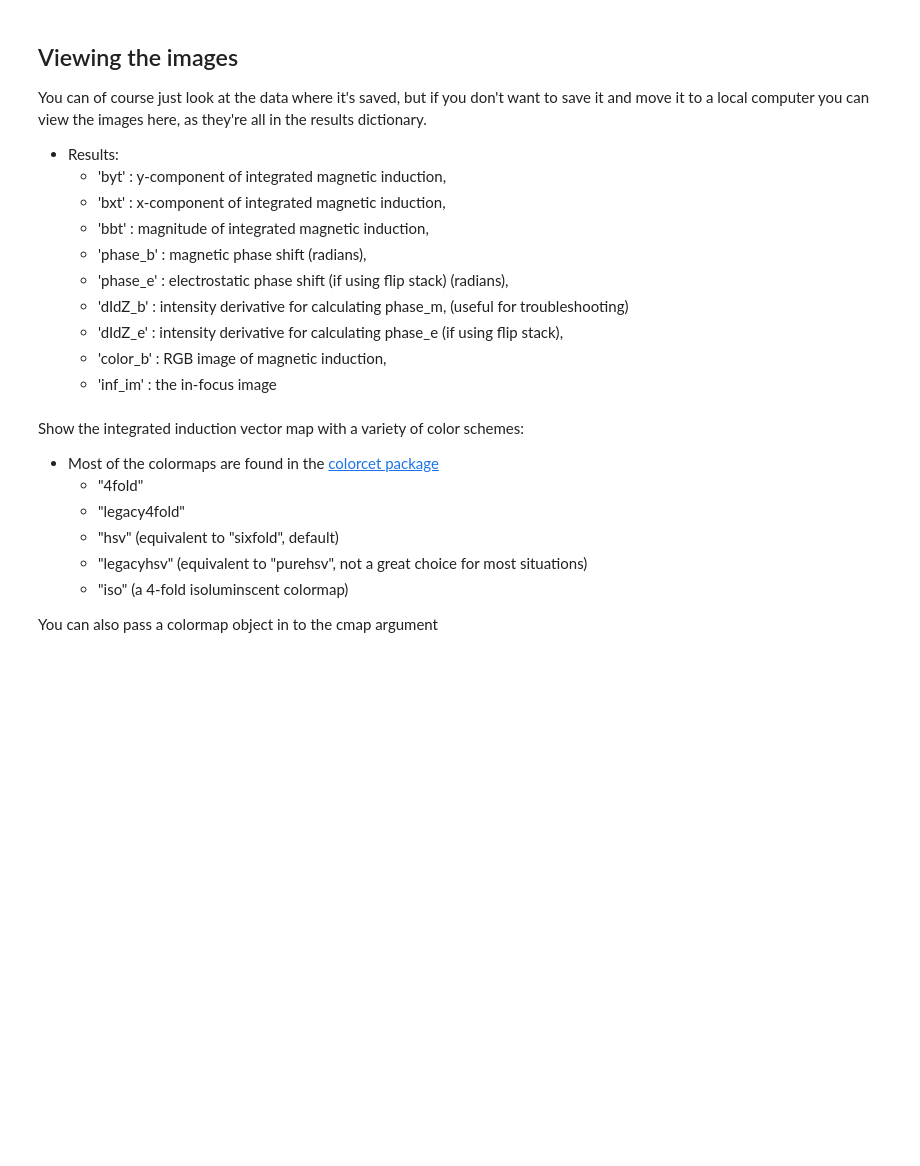
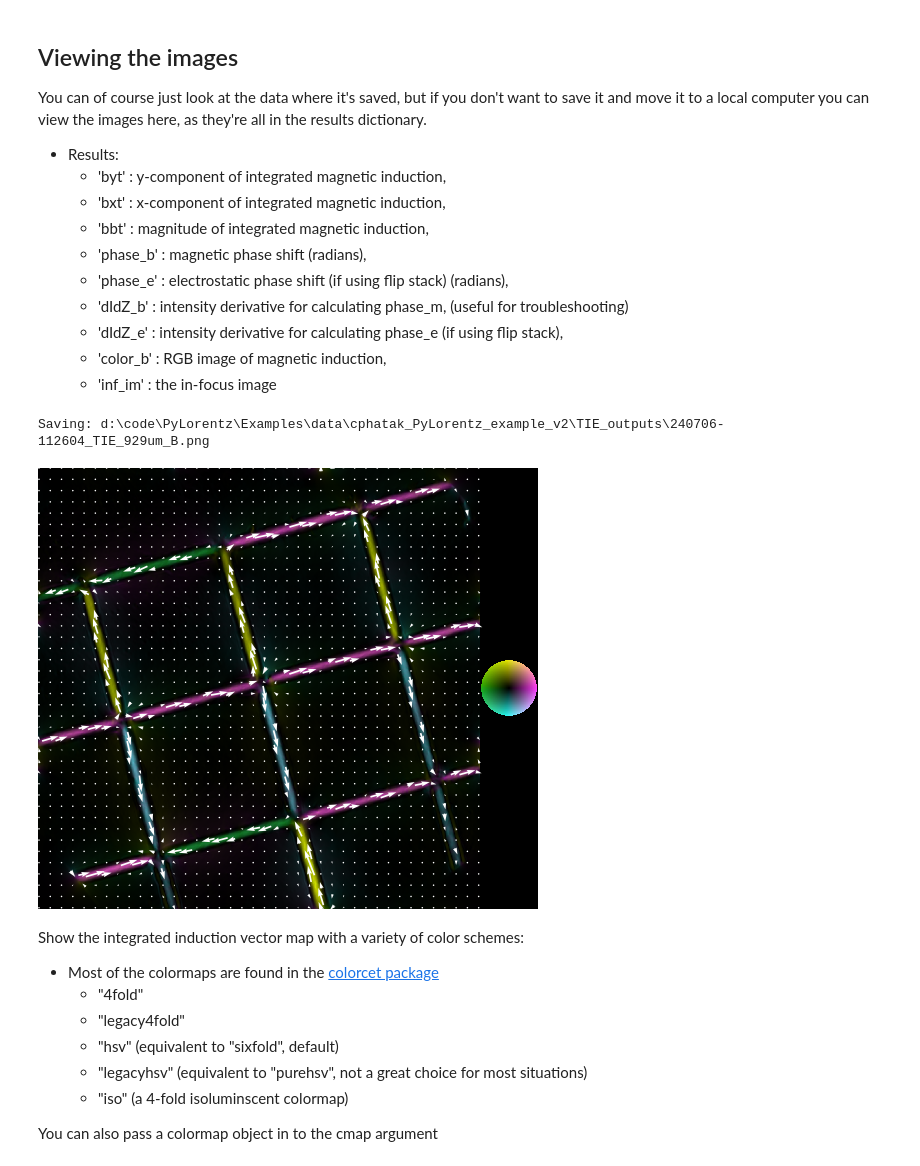
Before and after one commit to PyLorentz/PyLorentz, a Jupyter notebook: Examples/TIE_template.ipynb, the cells around one changed output. Drawn from its saved outputs; the diff is of its cells as text; code cells hidden in the pictures; blank space fills up the shorter version.

```diff
--- a/Examples/TIE_template.ipynb
+++ b/Examples/TIE_template.ipynb
@@ -243,6 +196,19 @@ You can of course just look at the data where it's saved, but if you don't want
     - 'dIdZ_e' : intensity derivative for calculating phase_e (if using flip stack),
     - 'color_b' : RGB image of magnetic induction,
     - 'inf_im' : the in-focus image
+# %%
+fname = f"{tie._save_name}_{tie._fmt_defocus(tie.defval)}_B.png"
+show_2D(tie.By,
+        tie.Bx,
+        num_arrows=40,
+        arrow_size=2,
+        arrow_width=6,
+        cmap="4fold",
+        save=tie.save_dir / fname
+        )
+# %% [output]
+Saving: d:\code\PyLorentz\Examples\data\cphatak_PyLorentz_example_v2\TIE_outputs\240706-112604_TIE_929um_B.png
+[figure, added]
 # %%
 show_im(results['phase_b'], title='magnetic phase shift', scale=ptie.scale,
         cbar_title="Radians")
```
Also changed, not shown: parts of 16 cells of this notebook, 15 other files.
